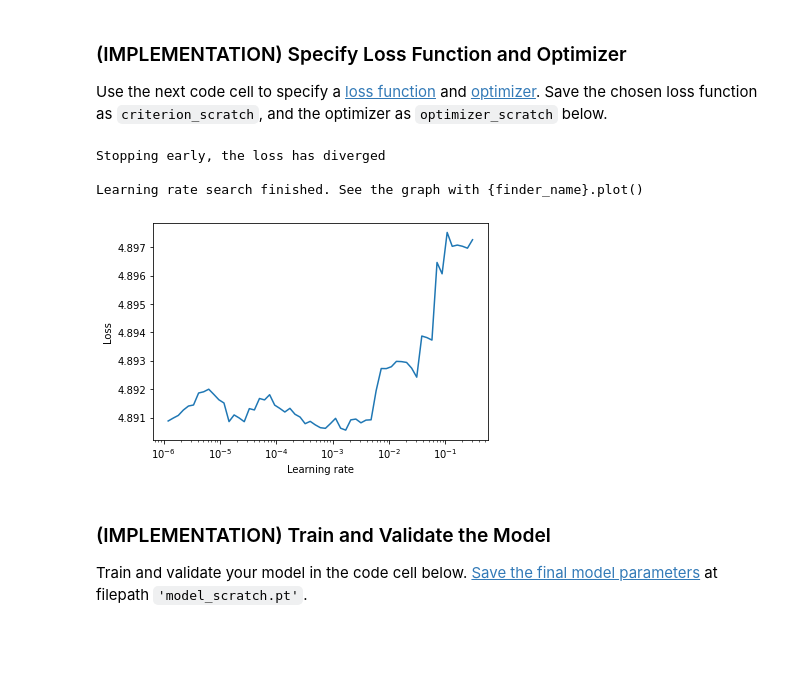
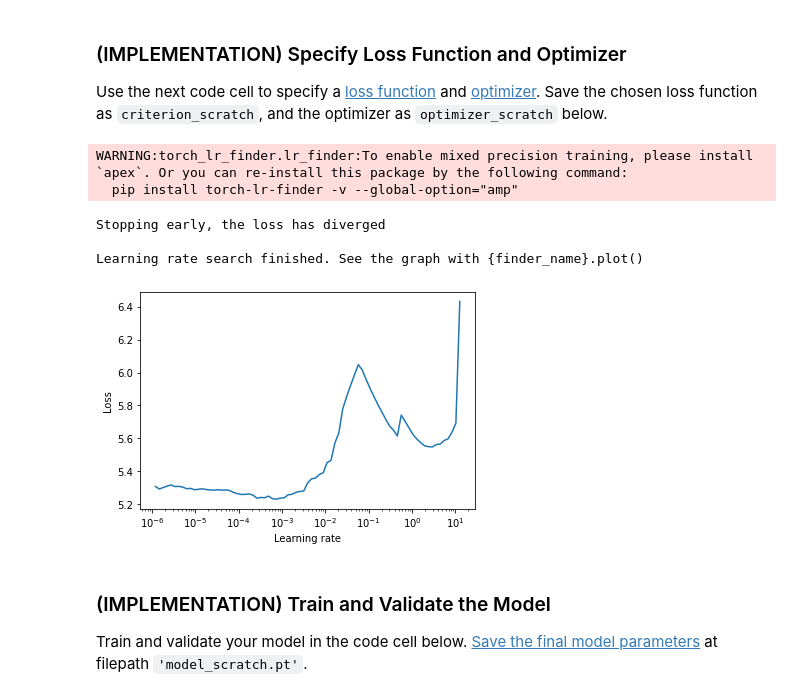
Before and after one commit to cyyeh/ml-engineering-ndegree, a Jupyter notebook: projects/capstone-project/dog_app.ipynb, the cells around one changed output. Cells and saved outputs as stored; diff of their text form; code cells hidden in the pictures; blank space fills up the shorter version.

```diff
--- a/projects/capstone-project/dog_app.ipynb
+++ b/projects/capstone-project/dog_app.ipynb
@@ -592,21 +589,30 @@ class Net(nn.Module):
         super(Net, self).__init__()
         ## Define layers of a CNN
         self.conv1 = nn.Conv2d(3, 8, 3, padding=1)
+        self.conv11 = nn.Conv2d(8, 8, 3, padding=1)
         self.conv2 = nn.Conv2d(8, 16, 3, padding=1)
+        self.conv22 = nn.Conv2d(8, 16, 3, padding=1)
         self.conv3 = nn.Conv2d(16, 32, 3, padding=1)
+        self.conv33 = nn.Conv2d(32, 32, 3, padding=1)
+        self.bn1 = nn.BatchNorm2d(8)
+        self.bn2 = nn.BatchNorm2d(16)
+        self.bn3 = nn.BatchNorm2d(32)
         self.pool = nn.MaxPool2d(2, 2)
         self.fc1 = nn.Linear(2048, 133)
-        self.dropout = nn.Dropout(0.25)
+        self.dropout = nn.Dropout(0.5)
 
     def forward(self, x):
         # add sequence of convolutional and max pooling layers
-        x = self.pool(F.relu(self.conv1(x)))
-        x = self.pool(F.relu(self.conv2(x)))
-        x = self.pool(F.relu(self.conv3(x)))
+        x = self.pool(F.relu(self.bn1(self.conv1(x))))
+        #x = self.pool(F.relu(self.bn1(self.conv11(x))))
+        x = self.pool(F.relu(self.bn2(self.conv2(x))))
+        #x = self.pool(F.relu(self.bn2(self.conv22(x))))
+        x = self.pool(F.relu(self.bn3(self.conv3(x))))
+        #x = self.pool(F.relu(self.bn3(self.conv33(x))))
         # flatten image input
         x = x.view(-1, 2048)
         x = self.dropout(x)
-        x = F.relu(self.fc1(x))
+        x = self.fc1(x)
         return x
 
 #-#-# You do NOT have to modify the code below this line. #-#-#
@@ -656,18 +662,21 @@ optimizer_scratch = optim.Adam(model_scratch.parameters(), lr=1e-7, weight_decay
 # %%
 # learning rate finder
 # https://arxiv.org/abs/1506.01186
 # blog: https://sgugger.github.io/how-do-you-find-a-good-learning-rate.html
 from torch_lr_finder import LRFinder
 
-lr_finder = LRFinder(model_scratch, optimizer_scratch, criterion_scratch, device='cuda' if use_cuda else 'cpu')
+optimizer_test = optim.Adam(model_scratch.parameters(), lr=1e-7)
+lr_finder = LRFinder(model_scratch, optimizer_test, criterion_scratch, device='cuda' if use_cuda else 'cpu')
 lr_finder.range_test(loaders_scratch['train'], end_lr=100, num_iter=100)
 lr_finder.plot() # to inspect the loss-learning rate graph
 lr_finder.reset() # to reset the model and optimizer to their initial state
 # %% [output]
-Stopping early, the loss has diverged
-
-Learning rate search finished. See the graph with {finder_name}.plot()
+WARNING:torch_lr_finder.lr_finder:To enable mixed precision training, please install `apex`. Or you can re-install this package by the following command:
+  pip install torch-lr-finder -v --global-option="amp"
+Stopping early, the loss has diverged
+
+Learning rate search finished. See the graph with {finder_name}.plot()
-[figure, old version]
+[figure, new version]
 # %% [markdown]
 ### (IMPLEMENTATION) Train and Validate the Model
 
```
Also changed, not shown: parts of 9 cells of this notebook, 1 other file.
